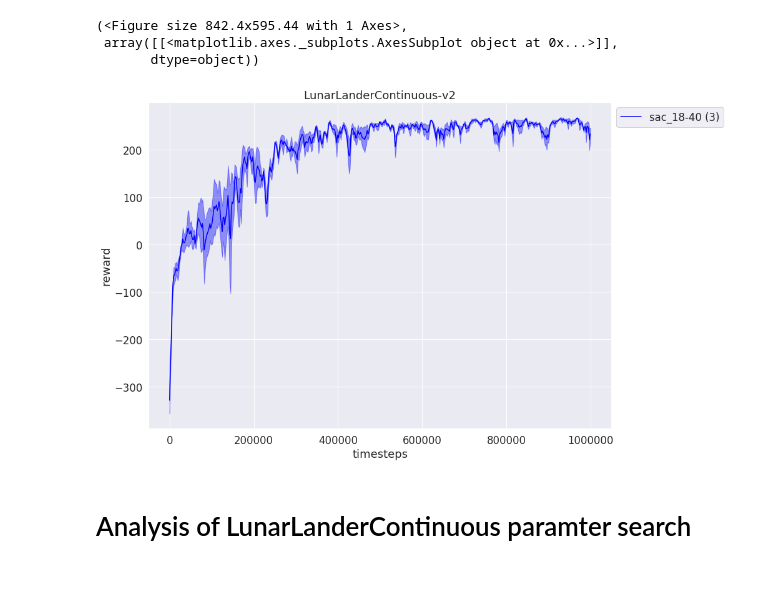
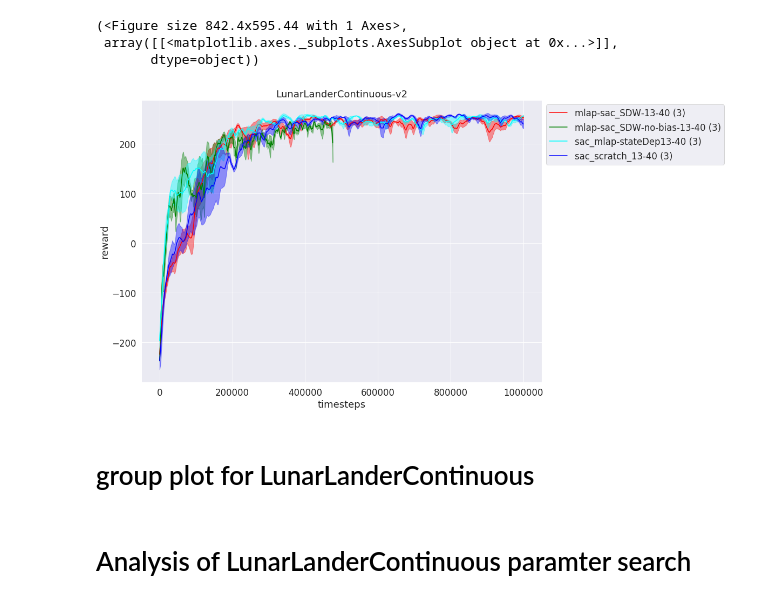
Before and after one commit to Mohammadamin-Barekatain/multipolar, a Jupyter notebook: plot_results.ipynb, the cells around one changed output. Saved outputs shown, nothing was run; the diff lists cells and outputs as text; code cells hidden in the pictures.

Commit message:
bug fix in mlap-sac and add mlap-ppo2

```diff
--- a/plot_results.ipynb
+++ b/plot_results.ipynb
@@ -20,6 +20,6 @@ from tqdm import tqdm
 
 plt.ion()
 # %%
-result_1 = load_group_results('logs/', verbose=True, mask="^logs/sac/LunarLanderContinuous-v2_18-40_[1-3]$")
-#result_2 = load_group_results('logs/', verbose=True, mask="^logs/sac/LunarLanderContinuous-v2_18-30_[1-3]$")
+result_1 = load_group_results('logs/', verbose=True, mask="^logs/mlap-sac/")
+result_2 = load_group_results('logs/', verbose=True, mask="^logs/sac_scratch/LunarLanderContinuous-v2.*")
 # %% [output]
@@ -29,0 +43,3 @@ loaded 3 results
+# %%
+result_3 = load_group_results('logs/', verbose=True, mask="^logs/sac/.*mlap-stateDep.*")
+result_4 = load_group_results('logs/', verbose=True, mask="^logs/mlap-ppo2/.*")
@@ -30,9 +64,11 @@ loaded 3 results
 # %%
-results = result_1
+results = result_1 + result_2 + result_3 + result_4
 # %%
-plot.plot_results(results, average_group=True, shaded_std=False, ybase=100, legend_outside=True, xaxis='timesteps', smooth_step=1)
+plot.plot_results(results, average_group=True, shaded_std=False, ybase=100, legend_outside=True, xaxis='timesteps', smooth_step=3)
 # %% [output]
 (<Figure size 842.4x595.44 with 1 Axes>,
  array([[<matplotlib.axes._subplots.AxesSubplot object at 0x...>]],
        dtype=object))
-[figure, old version]
+[figure, new version]
+# %% [markdown]
+# group plot for LunarLanderContinuous
```
Also changed, not shown: parts of 3 cells of this notebook, 6 other files.
